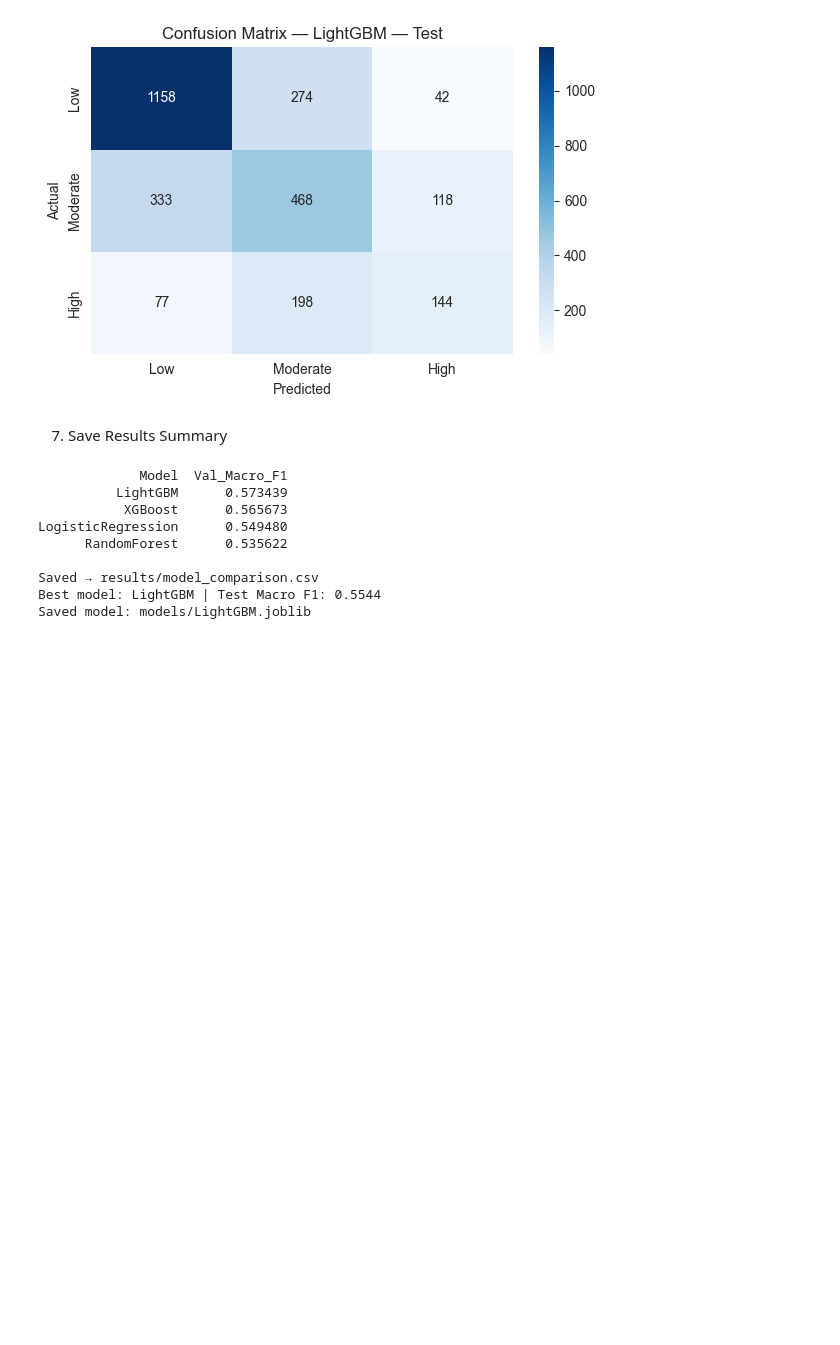
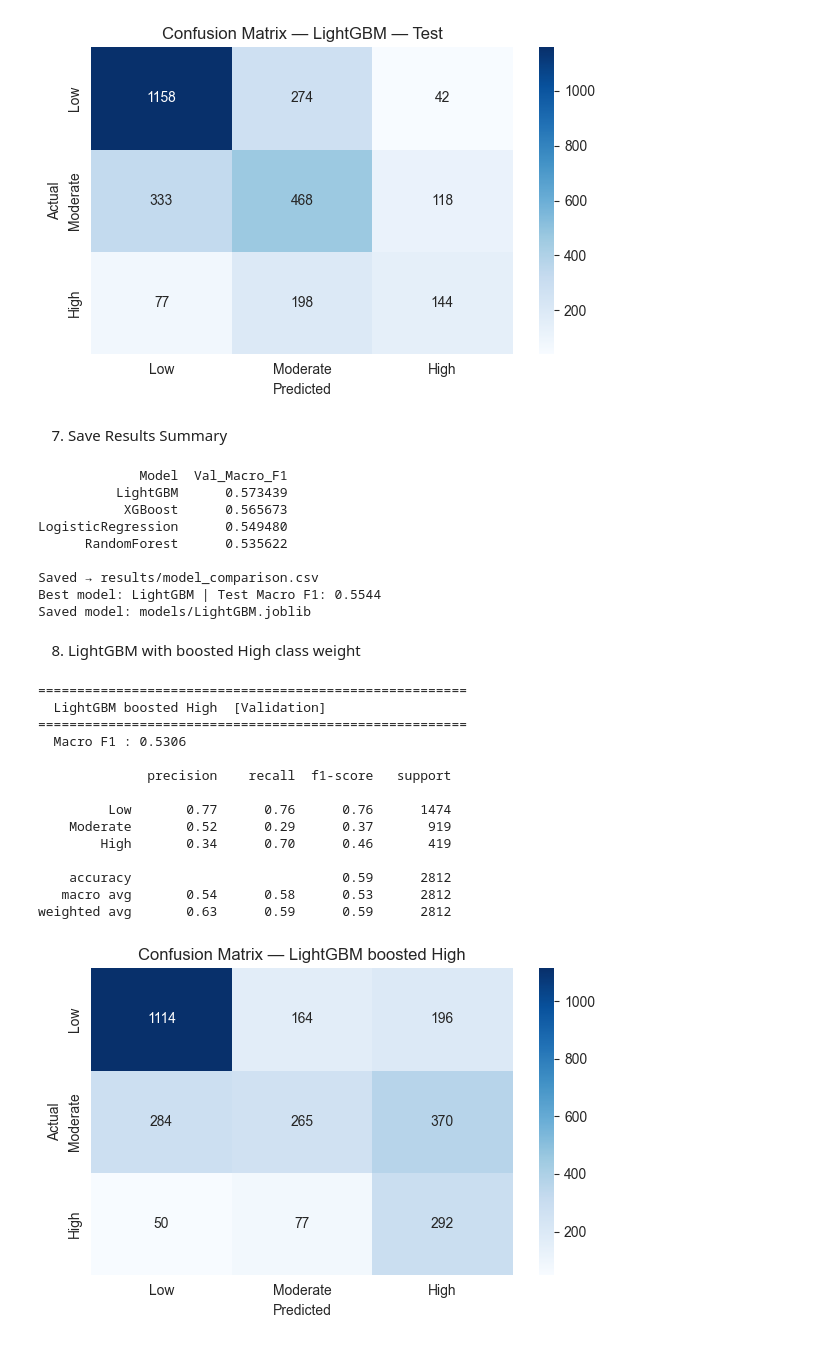
Before and after one commit to Mouhcine005/food-outbreak-severity-ml, a Jupyter notebook: notebooks/5-modeling.ipynb, the cells around one changed output. Drawn from its saved outputs; the diff is of its cells as text; code cells hidden in the pictures; blank space fills up the shorter version.

```diff
--- a/notebooks/5-modeling.ipynb
+++ b/notebooks/5-modeling.ipynb
@@ -180,3 +180,37 @@ LogisticRegression      0.549480
 Saved → results/model_comparison.csv
 Best model: LightGBM | Test Macro F1: 0.5544
 Saved model: models/LightGBM.joblib
+# %% [markdown]
+8. LightGBM with boosted High class weight
+# %%
+from src.models.train import build_pipeline
+from lightgbm import LGBMClassifier
+
+lgbm_boosted = LGBMClassifier(
+    class_weight={0: 1, 1: 1, 2: 3},
+    random_state=42,
+    n_jobs=-1,
+    verbose=-1,
+)
+
+pipe_boosted = build_pipeline(lgbm_boosted, use_smote=True)
+pipe_boosted.fit(X_train, y_train)
+
+f1_boosted, _ = evaluate_model(pipe_boosted, X_val, y_val, model_name="LightGBM boosted High")
+plot_confusion_matrix(y_val, _, model_name="LightGBM boosted High")
+# %% [output]
+=======================================================
+  LightGBM boosted High  [Validation]
+=======================================================
+  Macro F1 : 0.5306
+
+              precision    recall  f1-score   support
+
+         Low       0.77      0.76      0.76      1474
+    Moderate       0.52      0.29      0.37       919
+        High       0.34      0.70      0.46       419
+
+    accuracy                           0.59      2812
+   macro avg       0.54      0.58      0.53      2812
+weighted avg       0.63      0.59      0.59      2812
+[figure, added]
```
Also changed, not shown: parts of 10 cells of this notebook, 2 other files.
